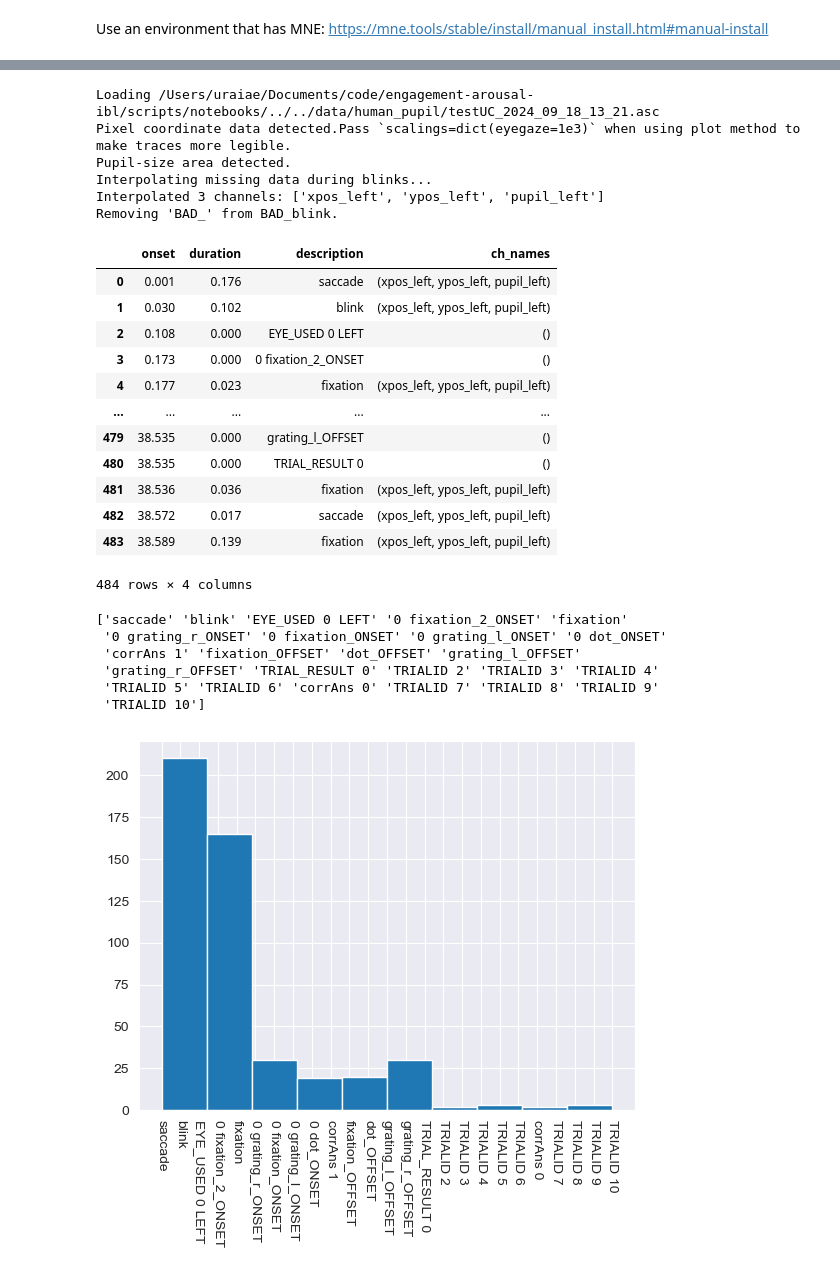
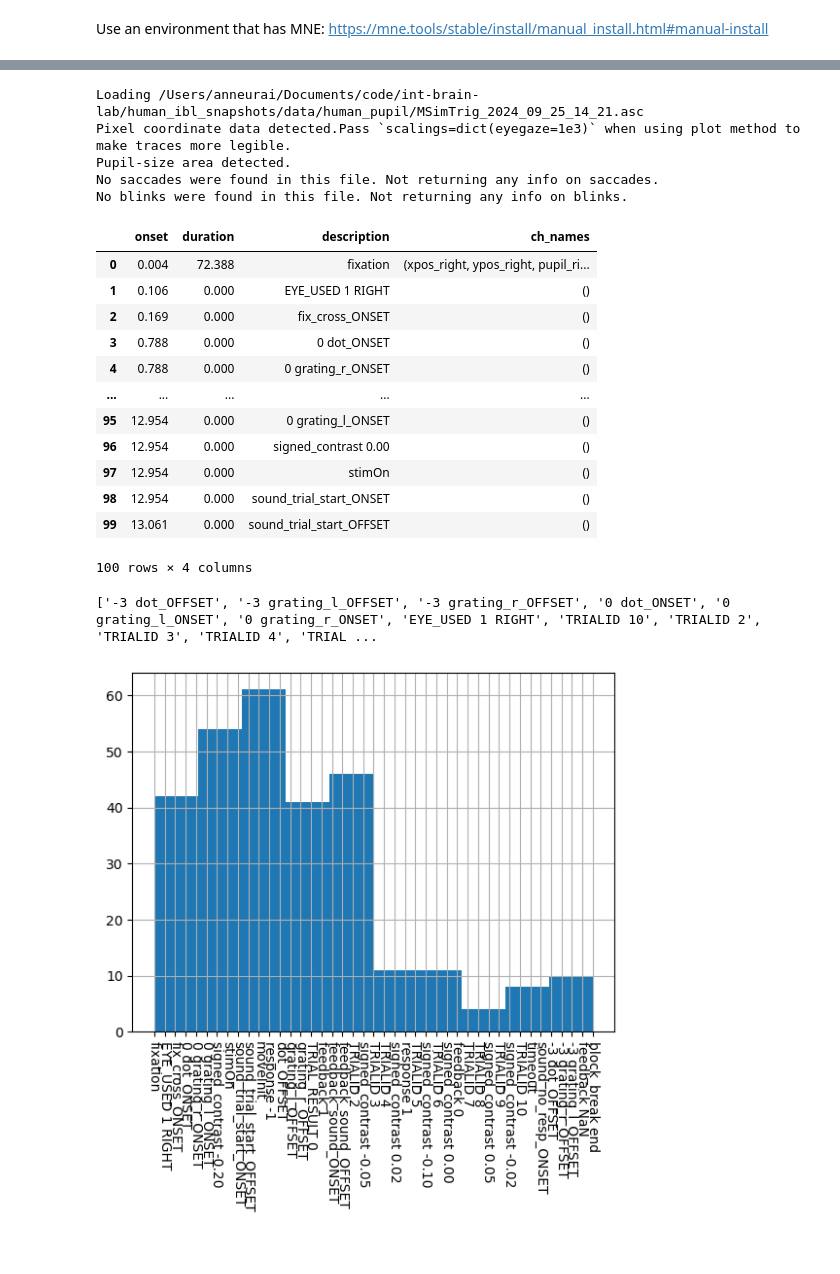
Before and after one commit to anne-urai/human_ibl_snapshots, a Jupyter notebook: human_pupil.ipynb, the cells around one changed output, grey strips where cells are left out. Cells and saved outputs as stored; diff of their text form; code cells hidden in the pictures.

```diff
--- a/human_pupil.ipynb
+++ b/human_pupil.ipynb
@@ -15,8 +13,6 @@ ModuleNotFoundError: No module named 'mne'
 # %%
-filename = Path('../../data/human_pupil/testSF_2024_09_10_14_30.asc')
-filename = Path('../../data/human_pupil/testAU_2024_08_22_15_05.asc')
-filename = Path('../../data/human_pupil/testPJ_2024_08_22_13_27.asc')
-filename = Path('../../data/human_pupil/testUC_2024_09_18_13_21.asc')
+filename = Path('data/human_pupil/MSimTrig_2024_09_25_14_21.asc')
+figpath = 'offline_snapshot_figures/'
 
 # load pupil data:
 raw_et = mne.io.read_raw_eyelink(filename)
@@ -24,39 +20,39 @@ raw_et_df = raw_et.to_data_frame()
 interp_et = mne.preprocessing.eyetracking.interpolate_blinks(raw_et, buffer=(0.05, 0.1), interpolate_gaze=True)
 interp_et_df = interp_et.to_data_frame()
 
+# find the channels, these may be left or right eye
+pupil_chan = [c for c in interp_et_df.columns if 'pupil' in c][0]
+x_chan = [c for c in interp_et_df.columns if 'x' in c][0]
+y_chan = [c for c in interp_et_df.columns if 'y' in c][0]
+
 # get raw annotations
 annot = raw_et.annotations.to_data_frame()
 annot['onset'] = raw_et.annotations.onset
 annot.head(n=100)
 # %% [output]
-Loading /Users/uraiae/Documents/code/engagement-arousal-ibl/scripts/notebooks/../../data/human_pupil/testUC_2024_09_18_13_21.asc
+Loading /Users/anneurai/Documents/code/int-brain-lab/human_ibl_snapshots/data/human_pupil/MSimTrig_2024_09_25_14_21.asc
 Pixel coordinate data detected.Pass `scalings=dict(eyegaze=1e3)` when using plot method to make traces more legible.
 Pupil-size area detected.
-Interpolating missing data during blinks...
-Interpolated 3 channels: ['xpos_left', 'ypos_left', 'pupil_left']
-Removing 'BAD_' from BAD_blink.
+No saccades were found in this file. Not returning any info on saccades.
+No blinks were found in this file. Not returning any info on blinks.
 |  | onset | duration | description | ch_names |
-| 0 | 0.001 | 0.176 | saccade | (xpos_left, ypos_left, pupil_left) |
-| 1 | 0.030 | 0.102 | blink | (xpos_left, ypos_left, pupil_left) |
-| 2 | 0.108 | 0.000 | EYE_USED 0 LEFT | () |
-| 3 | 0.173 | 0.000 | 0 fixation_2_ONSET | () |
-| 4 | 0.177 | 0.023 | fixation | (xpos_left, ypos_left, pupil_left) |
+| 0 | 0.004 | 72.388 | fixation | (xpos_right, ypos_right, pupil_ri... |
+| 1 | 0.106 | 0.000 | EYE_USED 1 RIGHT | () |
+| 2 | 0.169 | 0.000 | fix_cross_ONSET | () |
+| 3 | 0.788 | 0.000 | 0 dot_ONSET | () |
+| 4 | 0.788 | 0.000 | 0 grating_r_ONSET | () |
 | ... | ... | ... | ... | ... |
-| 479 | 38.535 | 0.000 | grating_l_OFFSET | () |
-| 480 | 38.535 | 0.000 | TRIAL_RESULT 0 | () |
-| 481 | 38.536 | 0.036 | fixation | (xpos_left, ypos_left, pupil_left) |
-| 482 | 38.572 | 0.017 | saccade | (xpos_left, ypos_left, pupil_left) |
-| 483 | 38.589 | 0.139 | fixation | (xpos_left, ypos_left, pupil_left) |
+| 95 | 12.954 | 0.000 | 0 grating_l_ONSET | () |
+| 96 | 12.954 | 0.000 | signed_contrast 0.00 | () |
+| 97 | 12.954 | 0.000 | stimOn | () |
+| 98 | 12.954 | 0.000 | sound_trial_start_ONSET | () |
+| 99 | 13.061 | 0.000 | sound_trial_start_OFFSET | () |
-484 rows × 4 columns
+100 rows × 4 columns
 # %%
 annot['description'].hist(xrot=-90)
-print(annot['description'].unique())
+all_annot = sorted(annot['description'].unique())
+print(all_annot)
 # %% [output]
-['saccade' 'blink' 'EYE_USED 0 LEFT' '0 fixation_2_ONSET' 'fixation'
- '0 grating_r_ONSET' '0 fixation_ONSET' '0 grating_l_ONSET' '0 dot_ONSET'
- 'corrAns 1' 'fixation_OFFSET' 'dot_OFFSET' 'grating_l_OFFSET'
- 'grating_r_OFFSET' 'TRIAL_RESULT 0' 'TRIALID 2' 'TRIALID 3' 'TRIALID 4'
- 'TRIALID 5' 'TRIALID 6' 'corrAns 0' 'TRIALID 7' 'TRIALID 8' 'TRIALID 9'
- 'TRIALID 10']
+['-3 dot_OFFSET', '-3 grating_l_OFFSET', '-3 grating_r_OFFSET', '0 dot_ONSET', '0 grating_l_ONSET', '0 grating_r_ONSET', 'EYE_USED 1 RIGHT', 'TRIALID 10', 'TRIALID 2', 'TRIALID 3', 'TRIALID 4', 'TRIAL ...
-[figure, old version]
+[figure, new version]
 # %%
```
Also changed, not shown: parts of 7 cells of this notebook, 21 other files.
